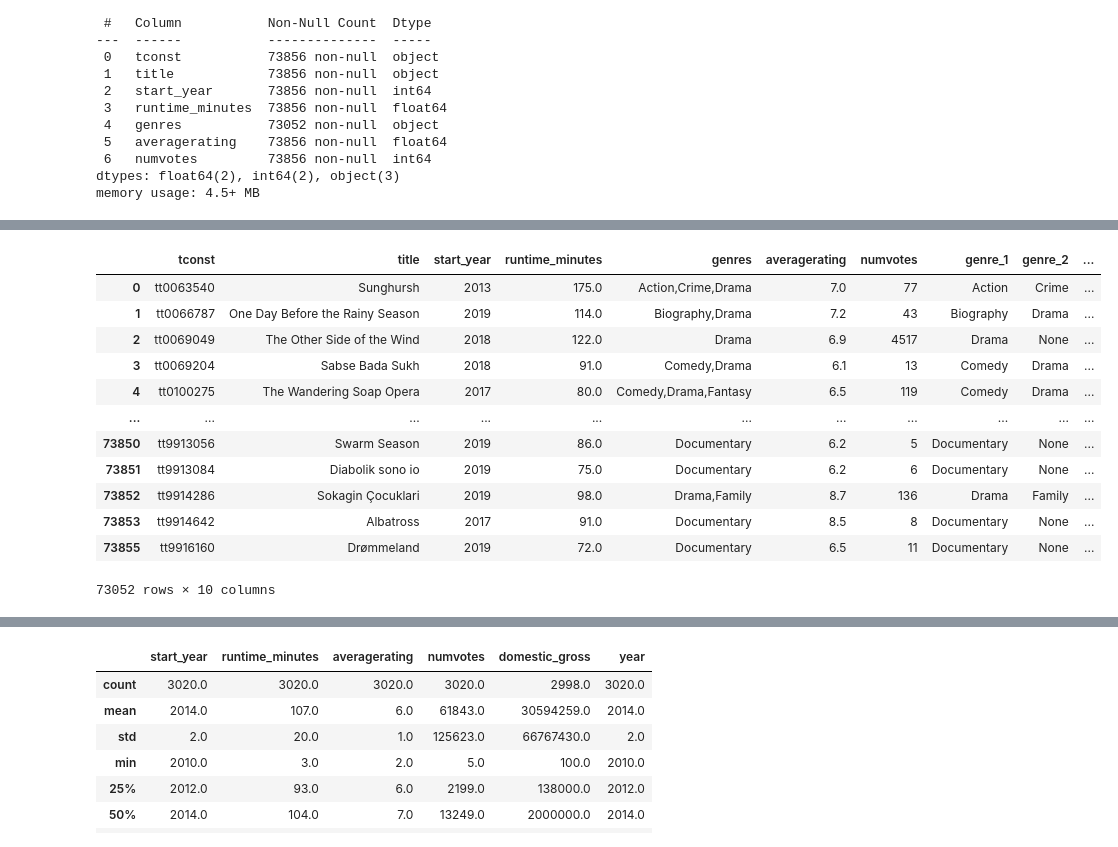
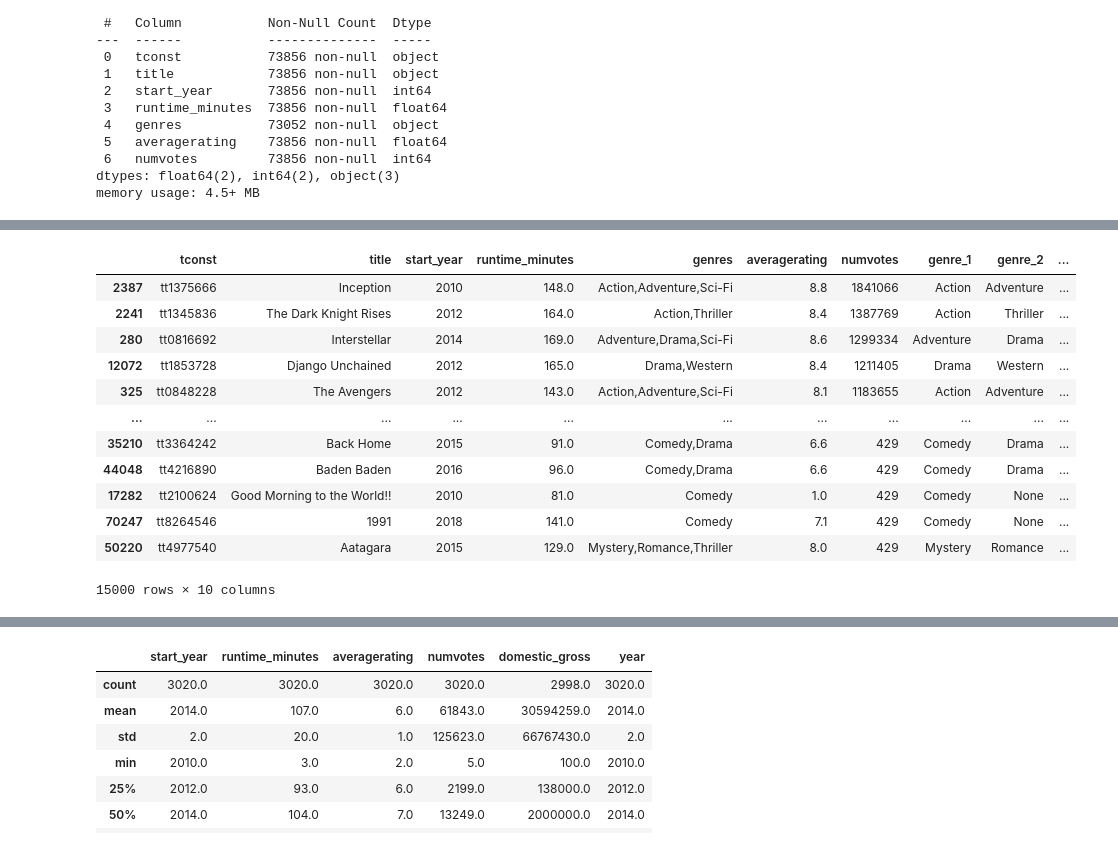
Before and after one commit to learn-co-curriculum/dsc-project-template, a Jupyter notebook: dsc-phase1project-microsoftmoviestudioanalysis-eakland.ipynb, the cells around one changed output, grey strips where cells are left out. Cells and saved outputs as stored; diff of their text form; code cells hidden in the pictures.

```diff
--- a/dsc-phase1project-microsoftmoviestudioanalysis-eakland.ipynb
+++ b/dsc-phase1project-microsoftmoviestudioanalysis-eakland.ipynb
@@ -296,18 +283,21 @@ memory usage: 4.5+ MB
 # %%
+#expand each genre into it's own column and drop nulls
 rated_titles_df['genres'].unique()
 rated_titles_df[['genre_1','genre_2', 'genre_3']] = rated_titles_df['genres'].str.split(',', expand=True)
-rated_titles_df
+rated_titles_df.dropna(subset=['genres'], inplace = True)
+final_ratings_df = rated_titles_df.sort_values('numvotes', ascending=False).head(15000)
+final_ratings_df
 # %% [output]
 |  | tconst | title | start_year | runtime_minutes | genres | averagerating | numvotes | genre_1 | genre_2 | ... |
-| 0 | tt0063540 | Sunghursh | 2013 | 175.0 | Action,Crime,Drama | 7.0 | 77 | Action | Crime | ... |
-| 1 | tt0066787 | One Day Before the Rainy Season | 2019 | 114.0 | Biography,Drama | 7.2 | 43 | Biography | Drama | ... |
-| 2 | tt0069049 | The Other Side of the Wind | 2018 | 122.0 | Drama | 6.9 | 4517 | Drama | None | ... |
-| 3 | tt0069204 | Sabse Bada Sukh | 2018 | 91.0 | Comedy,Drama | 6.1 | 13 | Comedy | Drama | ... |
-| 4 | tt0100275 | The Wandering Soap Opera | 2017 | 80.0 | Comedy,Drama,Fantasy | 6.5 | 119 | Comedy | Drama | ... |
+| 2387 | tt1375666 | Inception | 2010 | 148.0 | Action,Adventure,Sci-Fi | 8.8 | 1841066 | Action | Adventure | ... |
+| 2241 | tt1345836 | The Dark Knight Rises | 2012 | 164.0 | Action,Thriller | 8.4 | 1387769 | Action | Thriller | ... |
+| 280 | tt0816692 | Interstellar | 2014 | 169.0 | Adventure,Drama,Sci-Fi | 8.6 | 1299334 | Adventure | Drama | ... |
+| 12072 | tt1853728 | Django Unchained | 2012 | 165.0 | Drama,Western | 8.4 | 1211405 | Drama | Western | ... |
+| 325 | tt0848228 | The Avengers | 2012 | 143.0 | Action,Adventure,Sci-Fi | 8.1 | 1183655 | Action | Adventure | ... |
 | ... | ... | ... | ... | ... | ... | ... | ... | ... | ... | ... |
-| 73850 | tt9913056 | Swarm Season | 2019 | 86.0 | Documentary | 6.2 | 5 | Documentary | None | ... |
-| 73851 | tt9913084 | Diabolik sono io | 2019 | 75.0 | Documentary | 6.2 | 6 | Documentary | None | ... |
-| 73852 | tt9914286 | Sokagin Çocuklari | 2019 | 98.0 | Drama,Family | 8.7 | 136 | Drama | Family | ... |
-| 73853 | tt9914642 | Albatross | 2017 | 91.0 | Documentary | 8.5 | 8 | Documentary | None | ... |
-| 73855 | tt9916160 | Drømmeland | 2019 | 72.0 | Documentary | 6.5 | 11 | Documentary | None | ... |
+| 35210 | tt3364242 | Back Home | 2015 | 91.0 | Comedy,Drama | 6.6 | 429 | Comedy | Drama | ... |
+| 44048 | tt4216890 | Baden Baden | 2016 | 96.0 | Comedy,Drama | 6.6 | 429 | Comedy | Drama | ... |
+| 17282 | tt2100624 | Good Morning to the World!! | 2010 | 81.0 | Comedy | 1.0 | 429 | Comedy | None | ... |
+| 70247 | tt8264546 | 1991 | 2018 | 141.0 | Comedy | 7.1 | 429 | Comedy | None | ... |
+| 50220 | tt4977540 | Aatagara | 2015 | 129.0 | Mystery,Romance,Thriller | 8.0 | 429 | Mystery | Romance | ... |
-73052 rows × 10 columns
+15000 rows × 10 columns
```
Also changed, not shown: parts of 23 cells of this notebook, 2 other files.
